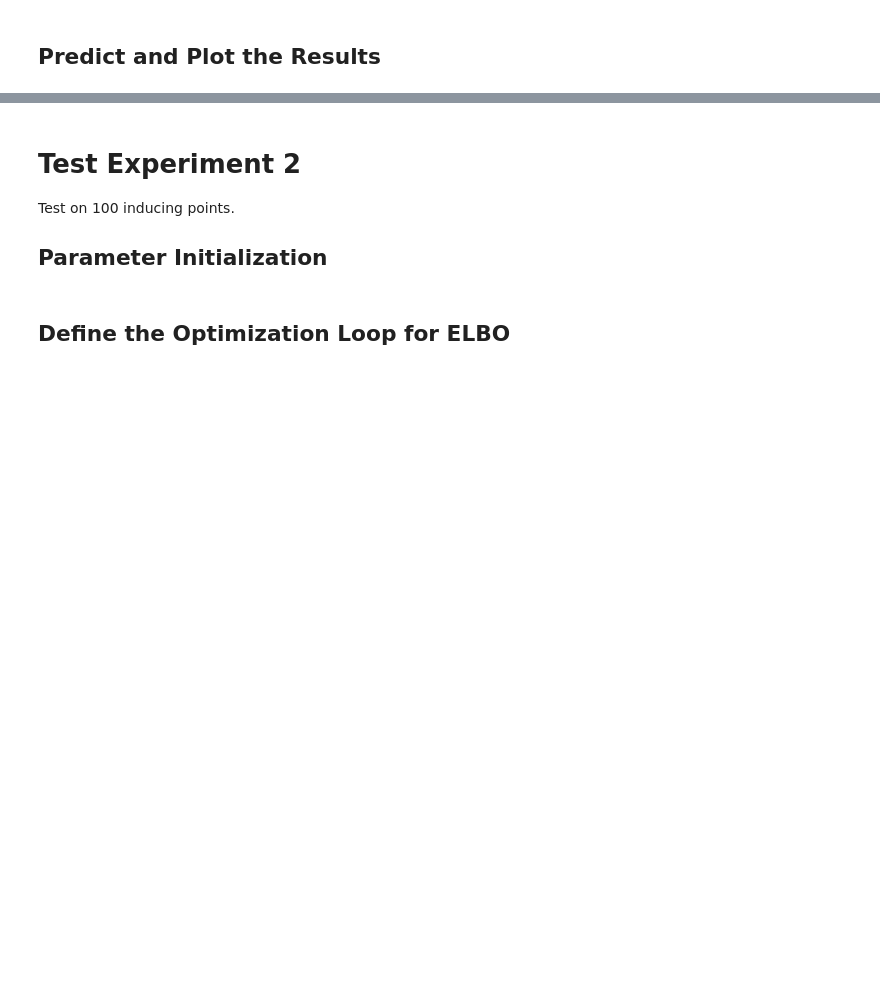
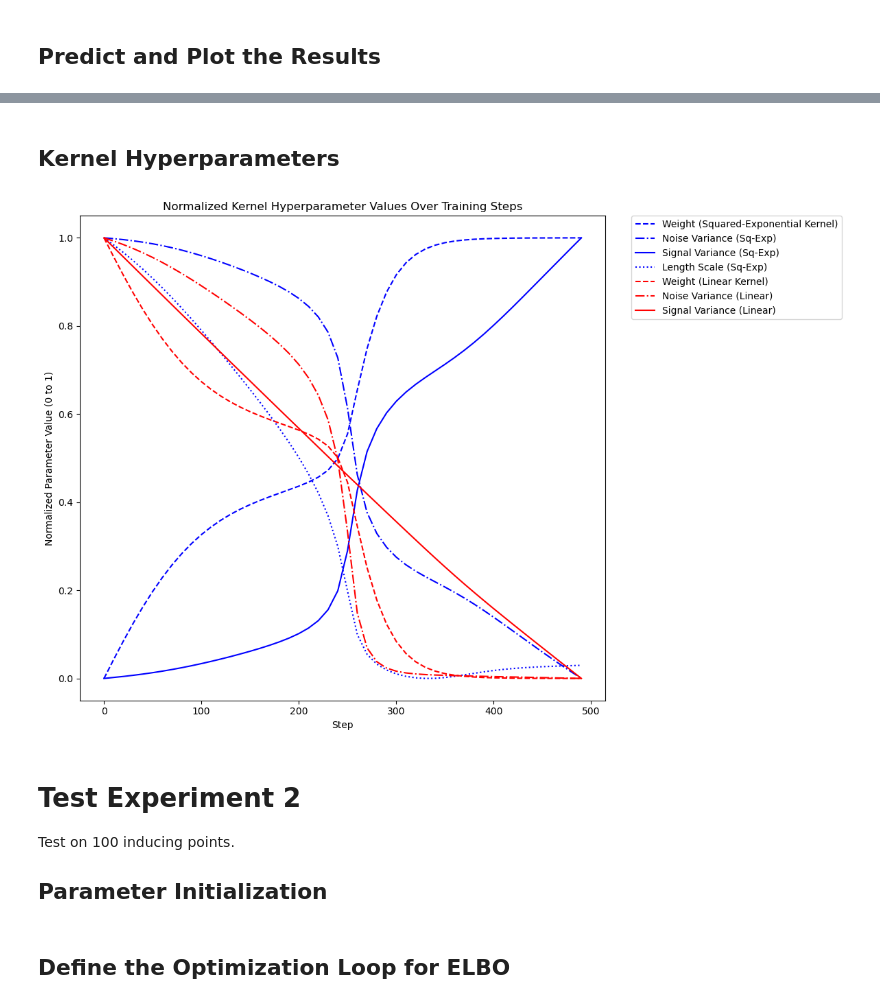
Before and after one commit to arvchahal/sparse-GP-kernel-combinations-audio-forecasting, a Jupyter notebook: test_simple2D_sparse_gps.ipynb, the cells around one changed output, grey strips where cells are left out. Cells and saved outputs as stored; diff of their text form; code cells hidden in the pictures; blank space fills up the shorter version.

```diff
--- a/test_simple2D_sparse_gps.ipynb
+++ b/test_simple2D_sparse_gps.ipynb
@@ -290,3 +262,9 @@ GIF saved to frames/simple2d_sqexp_linear_20inducing/optimization_simple2d_sqexp
+# %% [markdown]
+## Kernel Hyperparameters
+# %%
+plot_kernel_hyperparameters(history)
+# %% [output]
+[figure, added]
 # %% [markdown]
 # Test Experiment 2
 Test on 100 inducing points.
```
Also changed, not shown: parts of 31 cells of this notebook.
